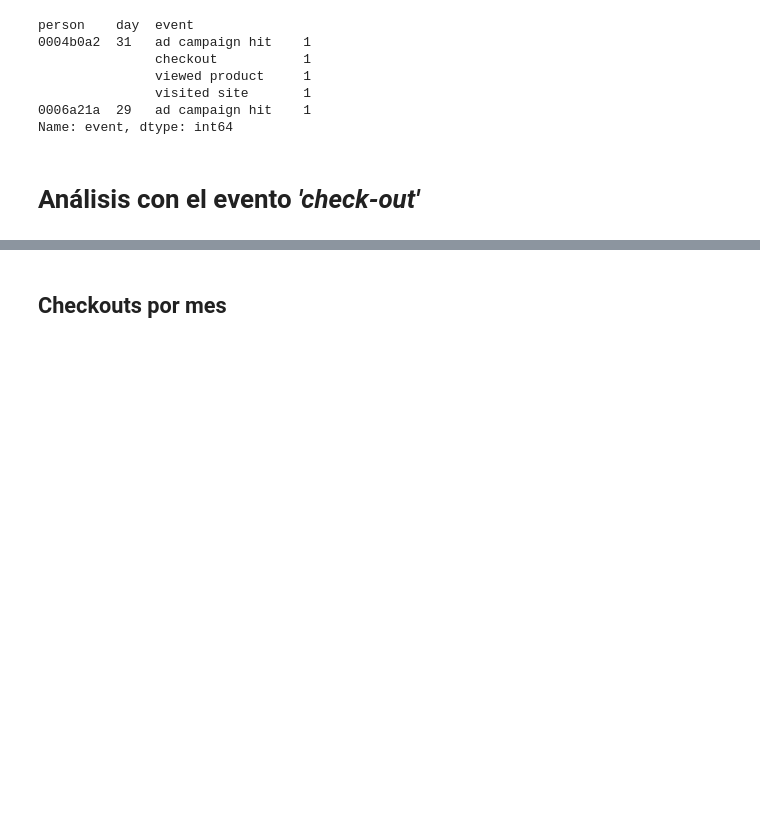
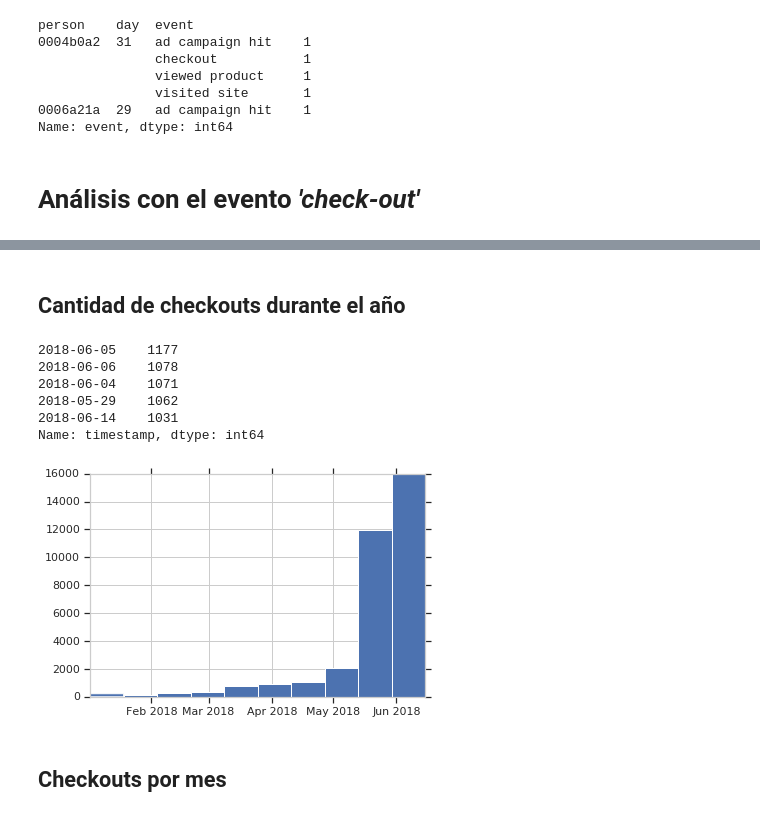
Before and after one commit to rozanecm/7506_OrganizacionDeDatos_TP1, a Jupyter notebook: quilombo.ipynb, the cells around one changed output, grey strips where cells are left out. Drawn from its saved outputs; the diff is of its cells as text; code cells hidden in the pictures; blank space fills up the shorter version.

```diff
--- a/quilombo.ipynb
+++ b/quilombo.ipynb
@@ -681,3 +697,19 @@ eventos_check_out.head()
+# %% [markdown]
+## Cantidad de checkouts durante el año
+# %%
+check_out_per_date = eventos_check_out.timestamp.dt.date.value_counts()
+check_out_per_date.head()
+# %% [output]
+2018-06-05    1177
+2018-06-06    1078
+2018-06-04    1071
+2018-05-29    1062
+2018-06-14    1031
+Name: timestamp, dtype: int64
+# %%
+g = plt.hist(x = check_out_per_date.index, weights = check_out_per_date.values)
+# %% [output]
+[figure, added]
 # %% [markdown]
 ## Checkouts por mes
 # %%
```
Also changed, not shown: parts of 16 cells of this notebook.
